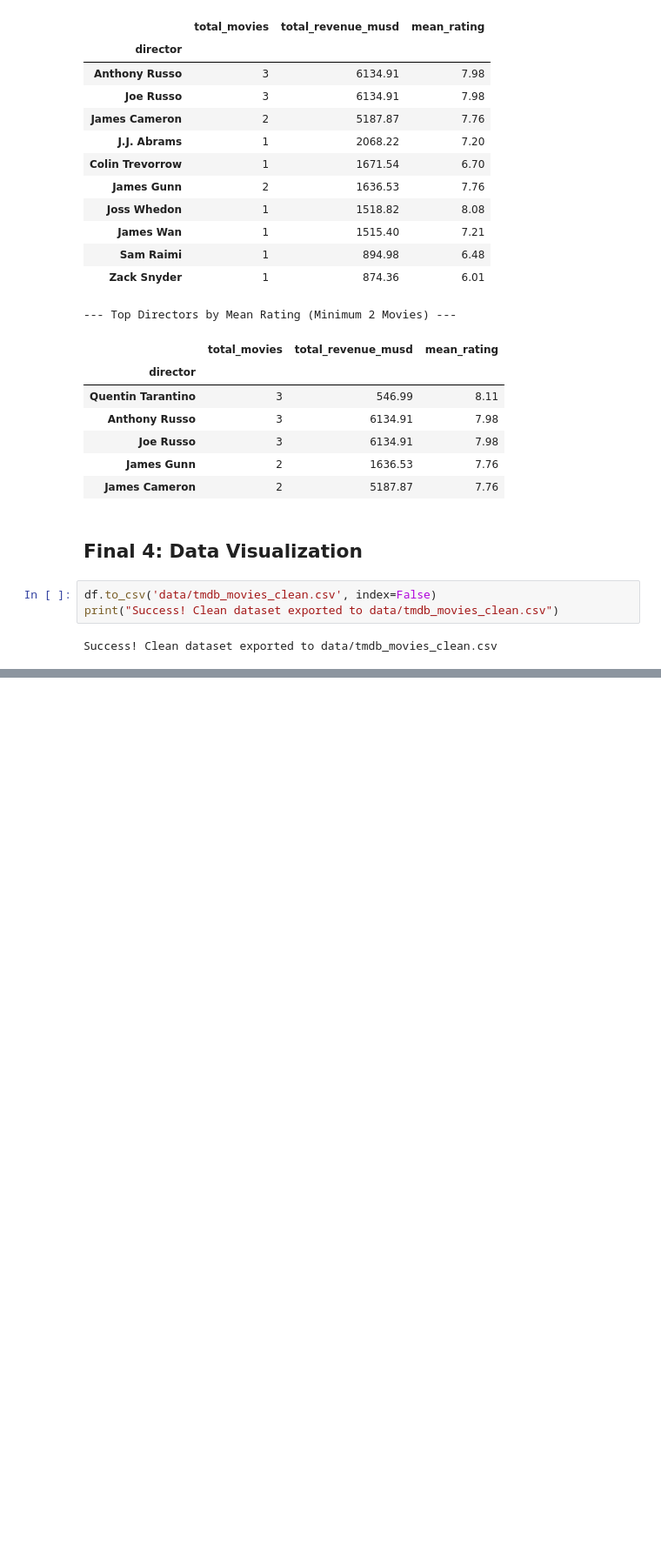
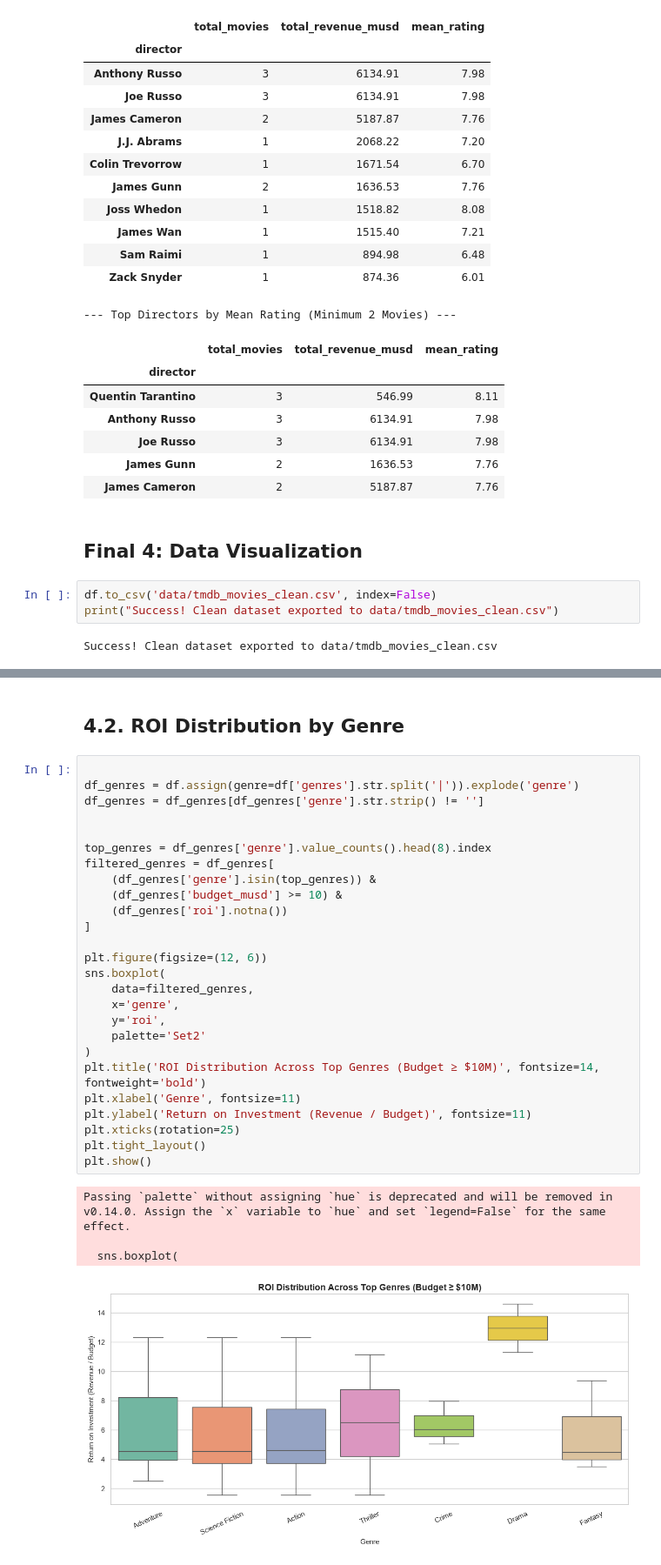
Before and after one commit to Dushimimanaprince/TMDB-Movie-Data-Analysis, a Jupyter notebook: tmdb_analysis.ipynb, the cells around one changed output, grey strips where cells are left out. Shown at 87% size. Cells and saved outputs as stored; diff of their text form; blank space fills up the shorter version.

```diff
--- a/tmdb_analysis.ipynb
+++ b/tmdb_analysis.ipynb
@@ -400,0 +423,33 @@ git add tmdb_analysis.ipynb data/tmdb_movies_clean.csv
+# %% [markdown]
+## 4.2. ROI Distribution by Genre
+# %%
+
+df_genres = df.assign(genre=df['genres'].str.split('|')).explode('genre')
+df_genres = df_genres[df_genres['genre'].str.strip() != '']
+
+
+top_genres = df_genres['genre'].value_counts().head(8).index
+filtered_genres = df_genres[
+    (df_genres['genre'].isin(top_genres)) &
+    (df_genres['budget_musd'] >= 10) &
+    (df_genres['roi'].notna())
+]
+
+plt.figure(figsize=(12, 6))
+sns.boxplot(
+    data=filtered_genres,
+    x='genre',
+    y='roi',
+    palette='Set2'
+)
+plt.title('ROI Distribution Across Top Genres (Budget ≥ $10M)', fontsize=14, fontweight='bold')
+plt.xlabel('Genre', fontsize=11)
+plt.ylabel('Return on Investment (Revenue / Budget)', fontsize=11)
+plt.xticks(rotation=25)
+plt.tight_layout()
+plt.show()
+# %% [output]
+Passing `palette` without assigning `hue` is deprecated and will be removed in v0.14.0. Assign the `x` variable to `hue` and set `legend=False` for the same effect.
+
+  sns.boxplot(
+[figure, added]
```
Also changed, not shown: parts of 9 cells of this notebook.
